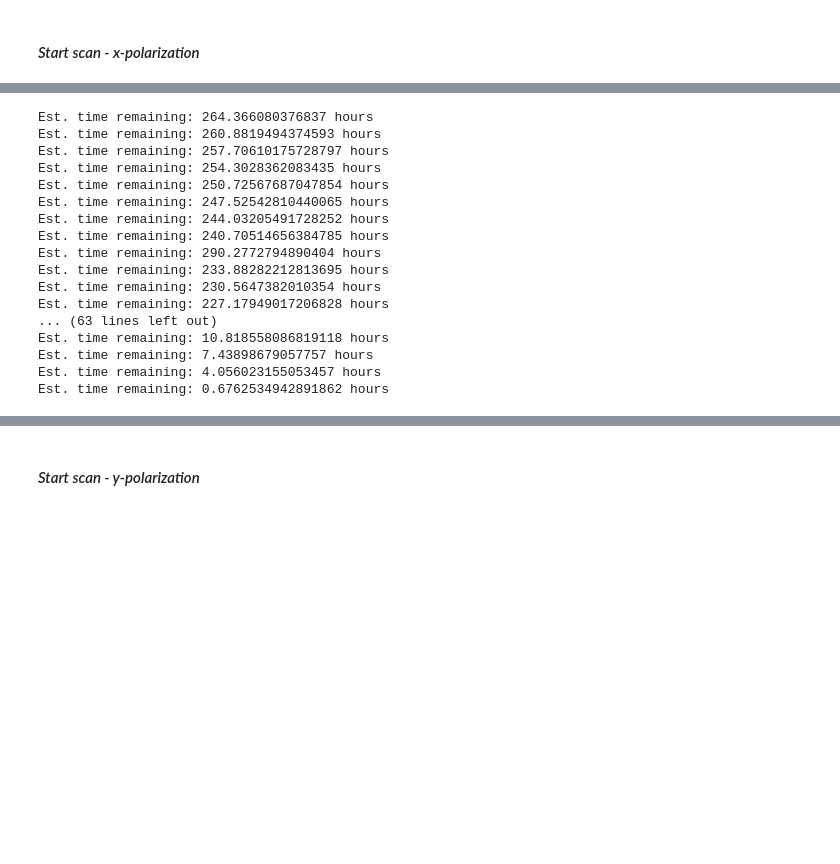
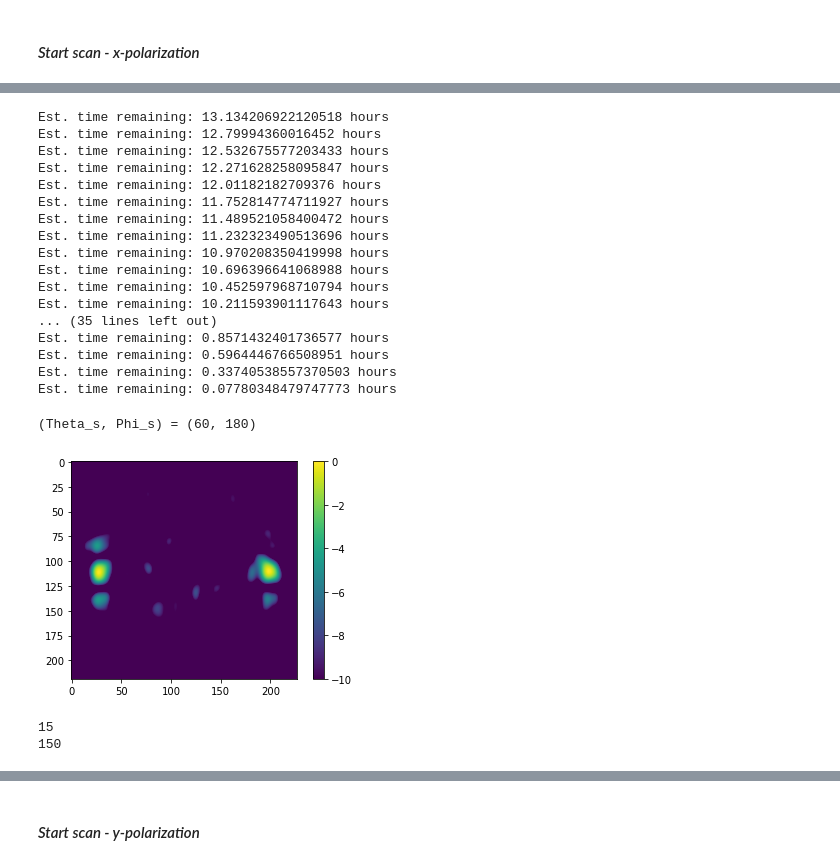
Before and after one commit to aaronvd/Acquisition-Code, a Jupyter notebook: Measurement Code/Python/NFS_Script_Quickturn.ipynb, the cells around one changed output, grey strips where cells are left out. Cells and saved outputs as stored; diff of their text form; code cells hidden in the pictures; blank space fills up the shorter version.

```diff
--- a/Measurement Code/Python/NFS_Script_Quickturn.ipynb
+++ b/Measurement Code/Python/NFS_Script_Quickturn.ipynb
@@ -163,7 +188,14 @@ for yn in range(Y_probe.shape[0]):
     for xn in xindex:
         x = X_probe[yn, xn]
         y = Y_probe[yn, xn]
-        sc.move_to_absolute(g,speedmms,defZeroInXsteps,defZeroInYsteps,x,y)
+
+        moved = None
+        while moved is None:
+            try:
+                sc.move_to_absolute(g,speedmms,defZeroInXsteps,defZeroInYsteps,x,y)
+                moved = True
+            except:
+                pass
 
         for jj in range(NumApMasks):
             tune.testProgram30DAC(serial1,ts[jj])
@@ -177,20 +209,44 @@ for yn in range(Y_probe.shape[0]):
             print('Est. time remaining: {} hours'.format(timere))
         t = time.time()
 # %% [output]
-Est. time remaining: 264.366080376837 hours
-Est. time remaining: 260.8819494374593 hours
-Est. time remaining: 257.70610175728797 hours
-Est. time remaining: 254.3028362083435 hours
-Est. time remaining: 250.72567687047854 hours
-Est. time remaining: 247.52542810440065 hours
-Est. time remaining: 244.03205491728252 hours
-Est. time remaining: 240.70514656384785 hours
-Est. time remaining: 290.2772794890404 hours
-Est. time remaining: 233.88282212813695 hours
-Est. time remaining: 230.5647382010354 hours
-Est. time remaining: 227.17949017206828 hours
-... (63 lines left out)
-Est. time remaining: 10.818558086819118 hours
-Est. time remaining: 7.43898679057757 hours
-Est. time remaining: 4.056023155053457 hours
-Est. time remaining: 0.6762534942891862 hours
+Est. time remaining: 13.134206922120518 hours
+Est. time remaining: 12.79994360016452 hours
+Est. time remaining: 12.532675577203433 hours
+Est. time remaining: 12.271628258095847 hours
+Est. time remaining: 12.01182182709376 hours
+Est. time remaining: 11.752814774711927 hours
+Est. time remaining: 11.489521058400472 hours
+Est. time remaining: 11.232323490513696 hours
+Est. time remaining: 10.970208350419998 hours
+Est. time remaining: 10.696396641068988 hours
+Est. time remaining: 10.452597968710794 hours
+Est. time remaining: 10.211593901117643 hours
+... (35 lines left out)
+Est. time remaining: 0.8571432401736577 hours
+Est. time remaining: 0.5964446766508951 hours
+Est. time remaining: 0.33740538557370503 hours
+Est. time remaining: 0.07780348479747773 hours
+# %%
+f_indx = np.argmin(np.abs(f - 9.75E9))
+
+m_indx = 58
+print('(Theta_s, Phi_s) = ({}, {})'.format(mat['Theta_s'][0,m_indx], mat['Phi_s'][0,m_indx]))
+
+measurement_pad = np.pad(measurements_x[:,:,f_indx,m_indx], 100)
+im = np.fft.fftshift(np.fft.fftn(np.fft.ifftshift(measurement_pad, axes=(0,1)), axes=(0,1)), axes=(0,1))
+
+plt.figure()
+plt.imshow(20*np.log10(np.abs(im)/np.amax(np.abs(im))))
+plt.colorbar()
+plt.clim(-10, 0)
+plt.show()
+# %% [output]
+(Theta_s, Phi_s) = (60, 180)
+[figure, added]
+# %%
+m_indx = 18
+print(mat['Theta_s'][0,m_indx])
+print(mat['Phi_s'][0,m_indx])
+# %% [output]
+15
+150
```
Also changed, not shown: parts of 12 cells of this notebook, 2 other files.
